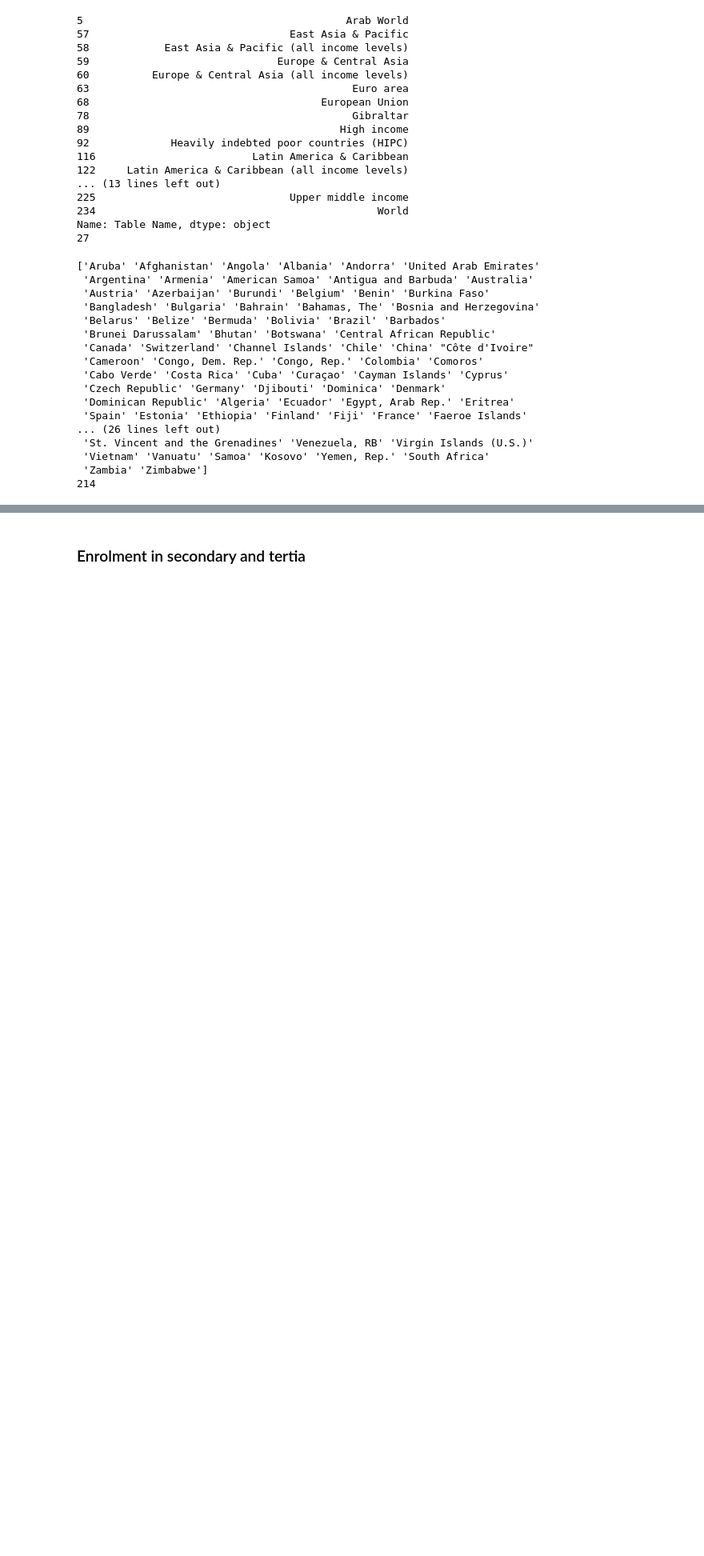
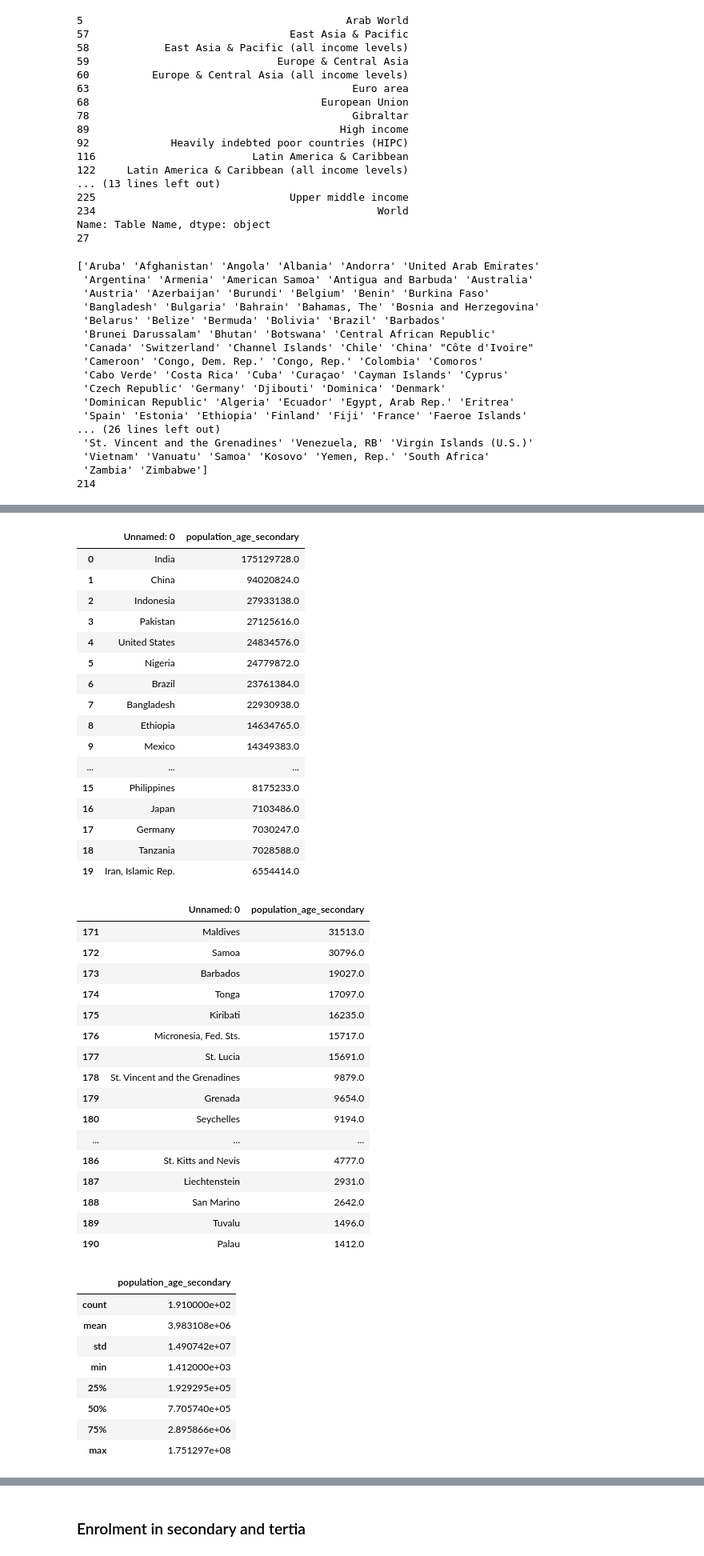
Before and after one commit to JulienfLeBoucher/OC_Edtech, a Jupyter notebook: LE-BOUCHER_Julien_1_notebook_122022.ipynb, the cells around one changed output, grey strips where cells are left out. Shown: that part at 80% size. Drawn from its saved outputs; the diff is of its cells as text; code cells hidden in the pictures; blank space fills up the shorter version.

```diff
--- a/LE-BOUCHER_Julien_1_notebook_122022.ipynb
+++ b/LE-BOUCHER_Julien_1_notebook_122022.ipynb
@@ -1278,0 +1229,51 @@ population_age_secondary_processed.to_csv('population_age_secondary_processed.cs
+# %%
+display(population_age_secondary_processed.head(20))
+display(population_age_secondary_processed.tail(20))
+display(population_age_secondary_processed.describe())
+# Let's remember that this contains a value which is the max
+# of the period 2014-2016. It could be relevant to try to fit
+# a linear model on those lasts values to assess the value in 2022.
+# %% [output]
+|  | Unnamed: 0 | population_age_secondary |
+| 0 | India | 175129728.0 |
+| 1 | China | 94020824.0 |
+| 2 | Indonesia | 27933138.0 |
+| 3 | Pakistan | 27125616.0 |
+| 4 | United States | 24834576.0 |
+| 5 | Nigeria | 24779872.0 |
+| 6 | Brazil | 23761384.0 |
+| 7 | Bangladesh | 22930938.0 |
+| 8 | Ethiopia | 14634765.0 |
+| 9 | Mexico | 14349383.0 |
+| ... | ... | ... |
+| 15 | Philippines | 8175233.0 |
+| 16 | Japan | 7103486.0 |
+| 17 | Germany | 7030247.0 |
+| 18 | Tanzania | 7028588.0 |
+| 19 | Iran, Islamic Rep. | 6554414.0 |
+|  | Unnamed: 0 | population_age_secondary |
+| 171 | Maldives | 31513.0 |
+| 172 | Samoa | 30796.0 |
+| 173 | Barbados | 19027.0 |
+| 174 | Tonga | 17097.0 |
+| 175 | Kiribati | 16235.0 |
+| 176 | Micronesia, Fed. Sts. | 15717.0 |
+| 177 | St. Lucia | 15691.0 |
+| 178 | St. Vincent and the Grenadines | 9879.0 |
+| 179 | Grenada | 9654.0 |
+| 180 | Seychelles | 9194.0 |
+| ... | ... | ... |
+| 186 | St. Kitts and Nevis | 4777.0 |
+| 187 | Liechtenstein | 2931.0 |
+| 188 | San Marino | 2642.0 |
+| 189 | Tuvalu | 1496.0 |
+| 190 | Palau | 1412.0 |
+|  | population_age_secondary |
+| count | 1.910000e+02 |
+| mean | 3.983108e+06 |
+| std | 1.490742e+07 |
+| min | 1.412000e+03 |
+| 25% | 1.929295e+05 |
+| 50% | 7.705740e+05 |
+| 75% | 2.895866e+06 |
+| max | 1.751297e+08 |
```
Also changed, not shown: parts of 23 cells of this notebook, 2 other files.
